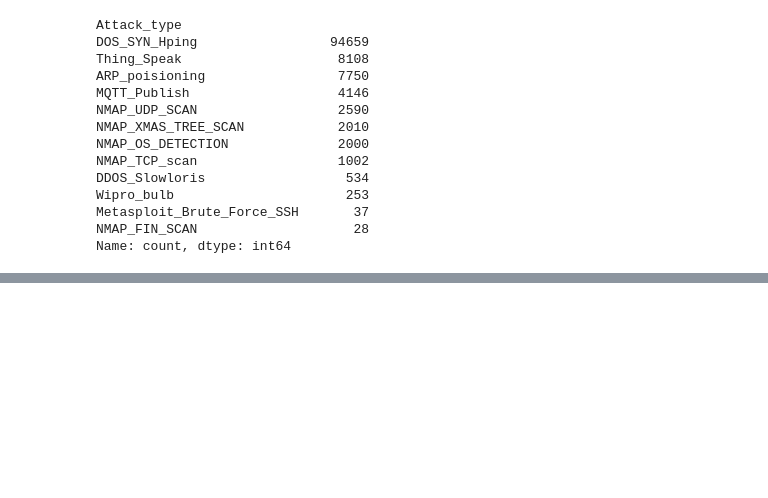
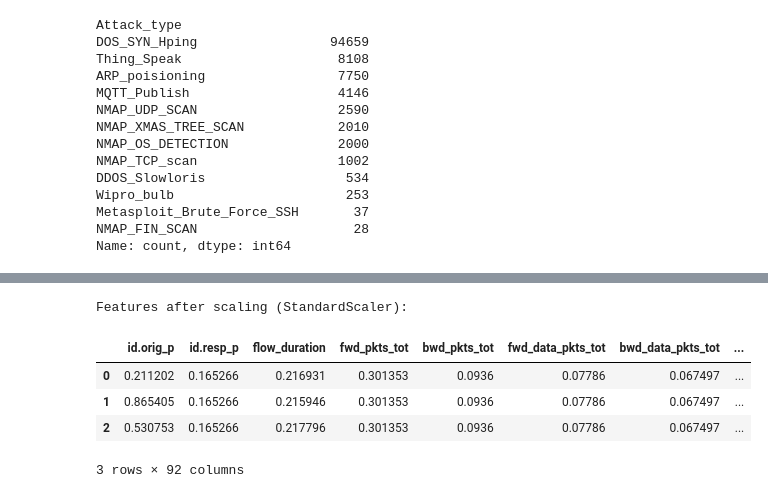
Before and after one commit to Basic-Track-Team5/term-project, a Jupyter notebook: main.ipynb, the cells around one changed output, grey strips where cells are left out. Saved outputs shown, nothing was run; the diff lists cells and outputs as text; code cells hidden in the pictures; blank space fills up the shorter version.

```diff
--- a/main.ipynb
+++ b/main.ipynb
@@ -114,0 +300,16 @@ plt.show()
+# %%
+# StandardScaler 적용
+scaler = StandardScaler()
+X_scaled = scaler.fit_transform(X)
+
+X_scaled = pd.DataFrame(X_scaled, columns=feature_cols)
+
+print("Features after scaling (StandardScaler):")
+X_scaled.head(3)
+# %% [output]
+Features after scaling (StandardScaler):
+|  | id.orig_p | id.resp_p | flow_duration | fwd_pkts_tot | bwd_pkts_tot | fwd_data_pkts_tot | bwd_data_pkts_tot | ... |
+| 0 | 0.211202 | 0.165266 | 0.216931 | 0.301353 | 0.0936 | 0.07786 | 0.067497 | ... |
+| 1 | 0.865405 | 0.165266 | 0.215946 | 0.301353 | 0.0936 | 0.07786 | 0.067497 | ... |
+| 2 | 0.530753 | 0.165266 | 0.217796 | 0.301353 | 0.0936 | 0.07786 | 0.067497 | ... |
+3 rows × 92 columns
```
Also changed, not shown: parts of 24 cells of this notebook.
